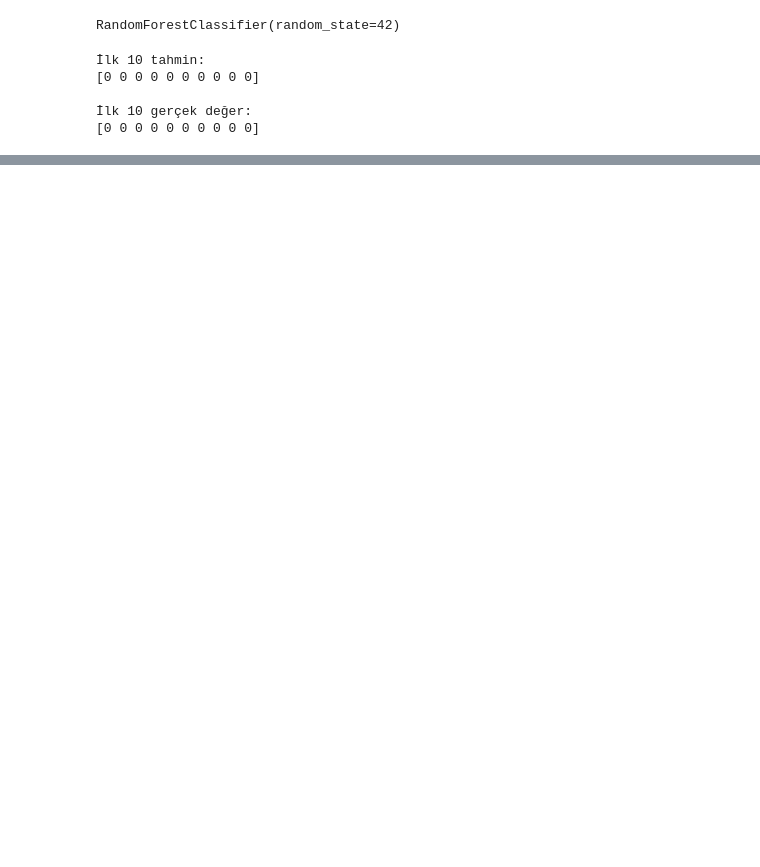
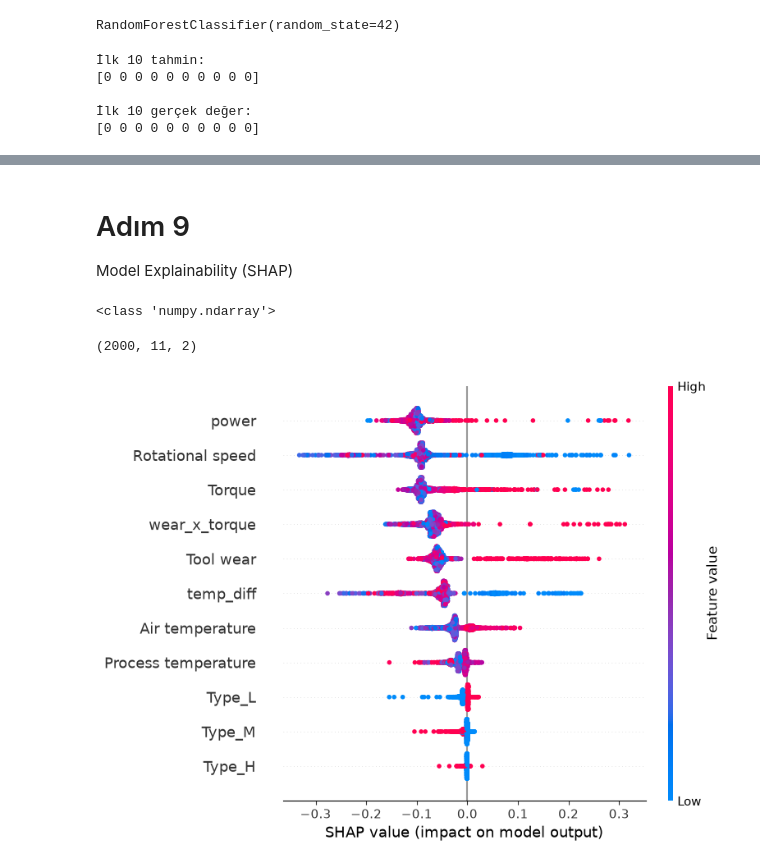
Before and after one commit to nurefsand/predictwise, a Jupyter notebook: notebooks/analysis.ipynb, the cells around one changed output, grey strips where cells are left out. Drawn from its saved outputs; the diff is of its cells as text; code cells hidden in the pictures; blank space fills up the shorter version.

```diff
--- a/notebooks/analysis.ipynb
+++ b/notebooks/analysis.ipynb
@@ -205,0 +525,3 @@ print(y_test.iloc[:10].values)
+# %% [markdown]
+# Adım 9
+Model Explainability (SHAP)
@@ -205,0 +536,22 @@ print(y_test.iloc[:10].values)
+# %%
+explainer = shap.TreeExplainer(balanced_model)
+
+shap_values = explainer.shap_values(X_test)
+# %%
+print(type(shap_values))
+# %% [output]
+<class 'numpy.ndarray'>
+# %%
+print(shap_values.shape)
+# %% [output]
+(2000, 11, 2)
+# %%
+import matplotlib.pyplot as plt
+
+shap.summary_plot(
+    shap_values[:, :, 1],
+    X_test,
+    feature_names=X_test.columns
+)
+# %% [output]
+[figure, added]
```
Also changed, not shown: parts of 31 cells of this notebook, 12 other files.
